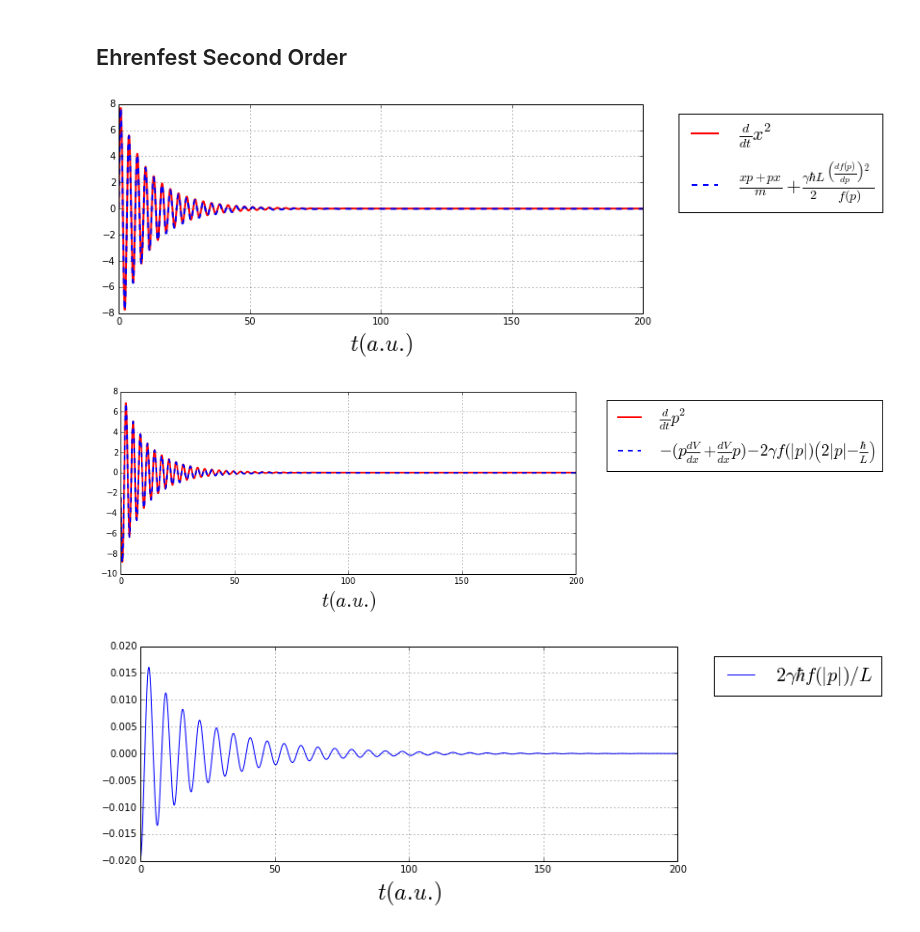
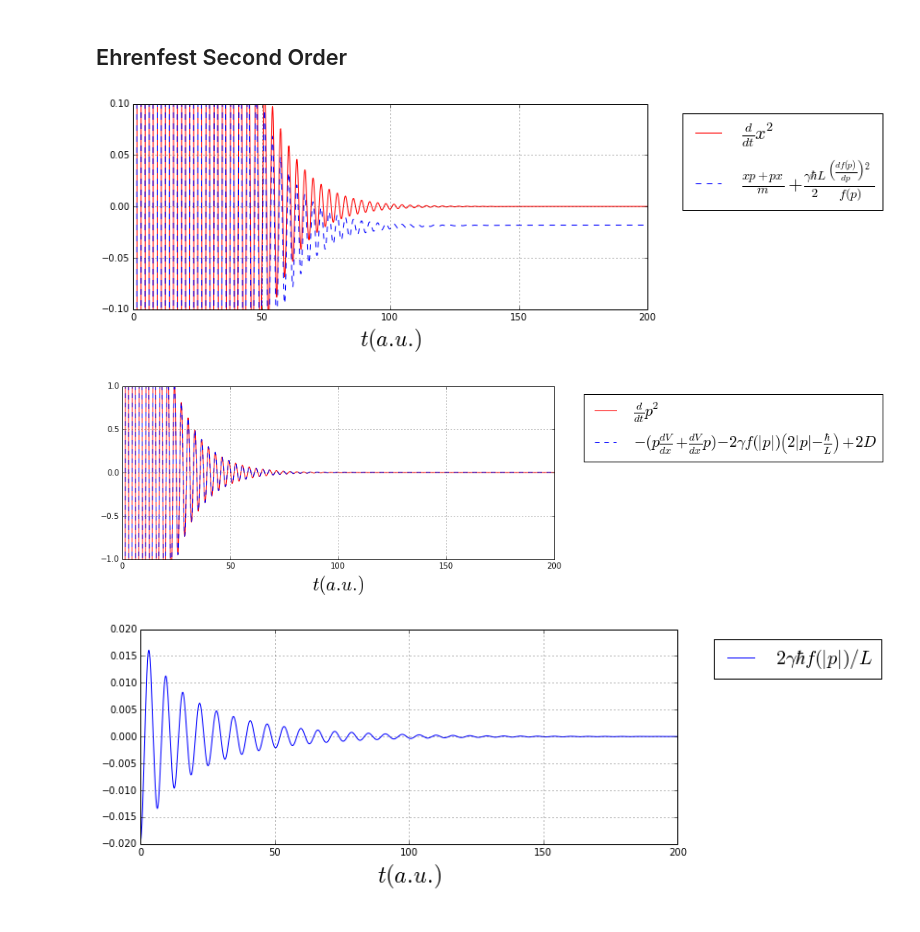
Before and after one commit to cabrer7/PyWignerCUDA, a Jupyter notebook: instances/Rho2D/Ohmic/grid256_L3.0_epsilon0.5_amplitude20/Damping_XX_PInit3_Omega1_Gamma0.07_DTheta0.0143.ipynb, the cells around one changed output. Cells and saved outputs as stored; diff of their text form; code cells hidden in the pictures.

```diff
--- a/instances/Rho2D/Ohmic/grid256_L3.0_epsilon0.5_amplitude20/Damping_XX_PInit3_Omega1_Gamma0.07_DTheta0.0143.ipynb
+++ b/instances/Rho2D/Ohmic/grid256_L3.0_epsilon0.5_amplitude20/Damping_XX_PInit3_Omega1_Gamma0.07_DTheta0.0143.ipynb
@@ -408,51 +408,51 @@ ax.grid();
 fig, ax = plt.subplots(figsize=(10, 4))
 
 ax.plot( instance.timeRange,  np.gradient( instance.X2_average, instance.dt).real ,'-' ,
-        label = '$\\frac{d}{dt}x^2$' ,color = 'r' , linewidth=2.)
+        label = '$\\frac{d}{dt}x^2$' ,color = 'r' , linewidth=1.)
 
 ax.plot( instance.timeRange,
         2*instance.XP_average/instance.mass  +  instance.delta_average,
         '--' ,
        label = '$\\frac{xp + px}{m} + \\frac{\\gamma\\hbar L}{2} \\frac{ \\left(\\frac{df(p)}{dp}\\right)^2 }{f(p)}  $',
-        linewidth=2. )
+        linewidth=1. )
 
 
 axis_font = {'fontname':'Times', 'size':'24'}
 ax.set_xlabel(r'$t (a.u.)$',**axis_font)
 
 ax.legend(bbox_to_anchor=(1.05, 1), loc=2, prop={'size':20} )
-#ax.set_ylim(- 1 , 1)
+ax.set_ylim(- 0.1 , 0.1)
 #ax.set_xlim( 0 , 10)
 #ax.set_xlabel('t')
 ax.set_ylabel(' ')
 ax.grid();
 # %% [output]
-[figure, old version]
+[figure, new version]
 # %%
 fig, ax = plt.subplots(figsize=(10, 4))
 
 ax.plot( instance.timeRange ,  np.gradient( instance.P2_average, instance.dt).real,
         '-' , label = '$ \\frac{d}{dt} p^2 $',
-        color = 'r' , linewidth=2.)
+        color = 'r' , linewidth=1.)
 
 
 ax.plot( instance.timeRange ,
         -2.*instance.PdPotentialdX_average  + \
-        instance.alpha_average
+        instance.alpha_average + 2*instance.D_Theta
         , '--' ,
-         label = '$-(p\\frac{dV}{dx} +\\frac{dV}{dx} p ) - 2\\gamma f( |p| )\\left( 2|p| - \\frac{\\hbar}{L} \\right) $',
-        linewidth=2.)
+         label = '$-(p\\frac{dV}{dx} +\\frac{dV}{dx} p ) - 2\\gamma f( |p| )\\left( 2|p| - \\frac{\\hbar}{L} \\right) + 2D$',
+        linewidth=1.)
 
 axis_font = {'fontname':'Times', 'size':'24'}
 ax.set_xlabel(r'$t (a.u.)$',**axis_font)
 
 ax.legend(bbox_to_anchor=(1.05, 1), loc=2, prop={'size':20} )
-#ax.set_ylim(- 0.1 , 0.1)
+ax.set_ylim(- 1 , 1)
 #ax.set_xlabel('t')
 #ax.set_ylabel(' ')
 ax.grid();
 # %% [output]
-[figure, old version]
+[figure, new version]
 # %%
 fig, ax = plt.subplots(figsize=(10, 4))
 ax.plot( instance.timeRange , + 2*instance.gammaDamping*instance.f_Damping_average/instance.L_material
```
Also changed, not shown: parts of 26 cells of this notebook, 6 other files.
